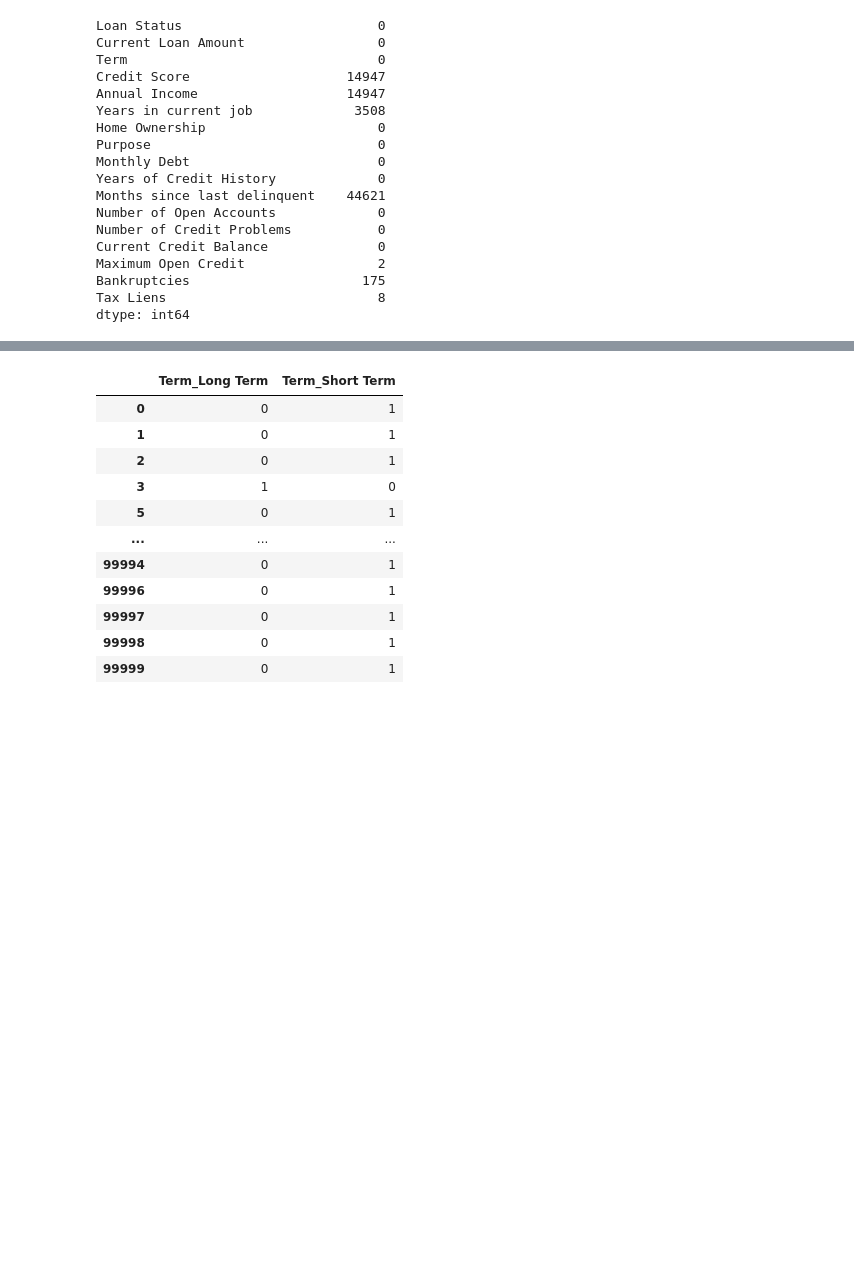
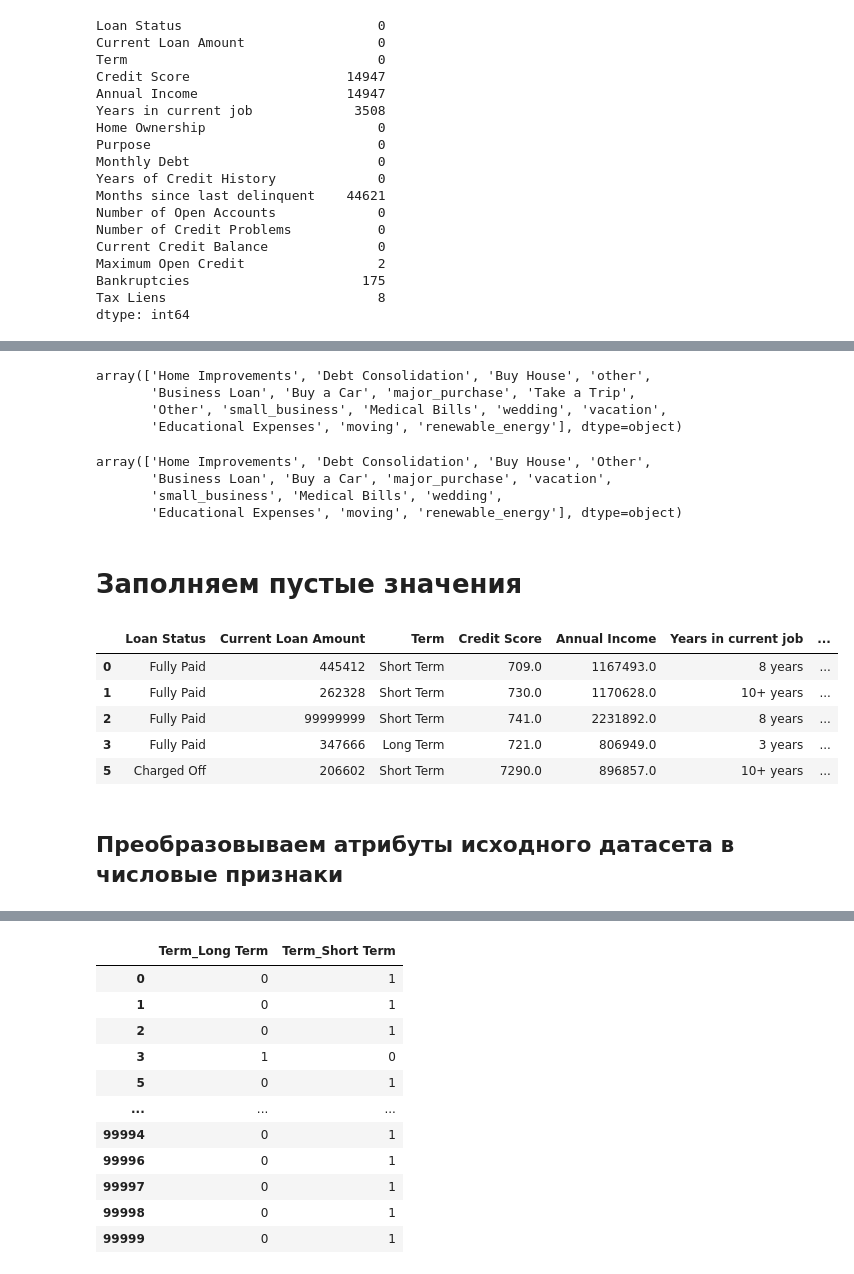
Before and after one commit to Amikuto/MLCourseWork, a Jupyter notebook: main.ipynb, the cells around one changed output, grey strips where cells are left out. Saved outputs shown, nothing was run; the diff lists cells and outputs as text; code cells hidden in the pictures; blank space fills up the shorter version.

```diff
--- a/main.ipynb
+++ b/main.ipynb
@@ -920,0 +953,7 @@ dtype: int64
+# %%
+data_scoring["Purpose"].unique()
+# %% [output]
+array(['Home Improvements', 'Debt Consolidation', 'Buy House', 'other',
+       'Business Loan', 'Buy a Car', 'major_purchase', 'Take a Trip',
+       'Other', 'small_business', 'Medical Bills', 'wedding', 'vacation',
+       'Educational Expenses', 'moving', 'renewable_energy'], dtype=object)
@@ -921,3 +962,12 @@ dtype: int64
+# %%
+data_scoring["Purpose"].unique()
+# %% [output]
+array(['Home Improvements', 'Debt Consolidation', 'Buy House', 'Other',
+       'Business Loan', 'Buy a Car', 'major_purchase', 'vacation',
+       'small_business', 'Medical Bills', 'wedding',
+       'Educational Expenses', 'moving', 'renewable_energy'], dtype=object)
+# %% [markdown]
+# Заполняем пустые значения
 # %%
 data_scoring['Years in current job'].fillna('10+ years', inplace=True)
 data_scoring['Credit Score'].fillna(data_scoring['Credit Score'].median(), inplace=True)
@@ -926,6 +976,17 @@ data_scoring['Months since last delinquent'].fillna(data_scoring['Months since l
 data_scoring['Maximum Open Credit'].fillna(data_scoring['Maximum Open Credit'].median(), inplace=True)
 data_scoring['Bankruptcies'].fillna(data_scoring['Bankruptcies'].median(), inplace=True)
 data_scoring['Tax Liens'].fillna(data_scoring['Tax Liens'].median(), inplace=True)
+# %%
+data_scoring.head()
+# %% [output]
+|  | Loan Status | Current Loan Amount | Term | Credit Score | Annual Income | Years in current job | ... |
+| 0 | Fully Paid | 445412 | Short Term | 709.0 | 1167493.0 | 8 years | ... |
+| 1 | Fully Paid | 262328 | Short Term | 730.0 | 1170628.0 | 10+ years | ... |
+| 2 | Fully Paid | 99999999 | Short Term | 741.0 | 2231892.0 | 8 years | ... |
+| 3 | Fully Paid | 347666 | Long Term | 721.0 | 806949.0 | 3 years | ... |
+| 5 | Charged Off | 206602 | Short Term | 7290.0 | 896857.0 | 10+ years | ... |
+# %% [markdown]
+## Преобразовываем атрибуты исходного датасета в числовые признаки
 # %%
 pd.get_dummies(data_scoring['Years in current job'], prefix="Years in current job")
 # %% [output]
```
Also changed, not shown: parts of 24 cells of this notebook.
